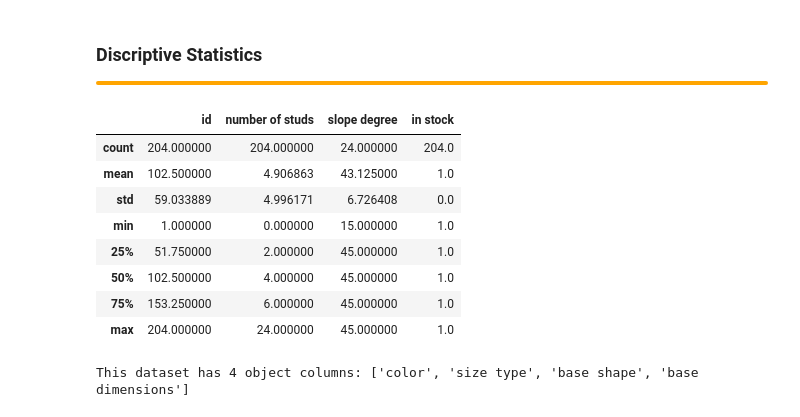
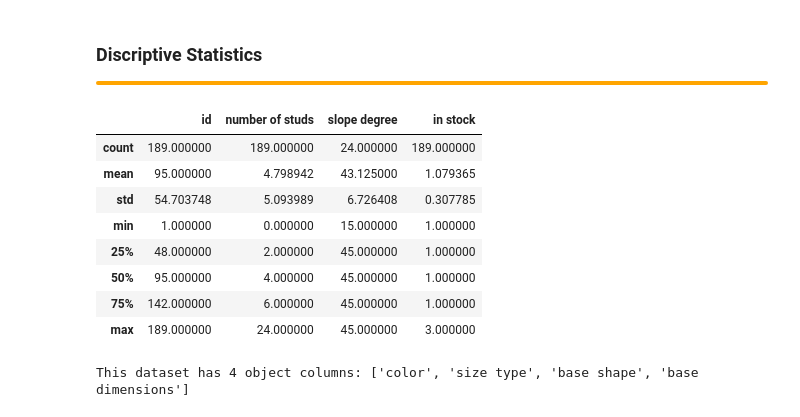
Before and after one commit to muratbek-kebtarum/ASDA_2025_Group_5_Portfolio, a Jupyter notebook: notebooks/week_03_group_5_notebook.ipynb, the cells around one changed output. Cells and saved outputs as stored; diff of their text form; code cells hidden in the pictures.

```diff
--- a/notebooks/week_03_group_5_notebook.ipynb
+++ b/notebooks/week_03_group_5_notebook.ipynb
@@ -164,0 +153,14 @@ lego_dataset.tail()
+# %%
+# removed white spaces in color column => to avoid same names but in multiple formate
+lego_dataset['color'] = (
+    lego_dataset['color']
+    .str.lower()
+    .str.replace(' ', '', regex=False)
+    .str.replace('-', '', regex=False)
+)
+# lower case
+columns = ["size type", "base shape"]
+for col in columns:
+    lego_dataset[col] = lego_dataset[col].str.lower()
+
+lego_dataset.sample(20)
@@ -164,0 +209,25 @@ lego_dataset.tail()
+# %%
+# removing duplicates
+def clean_duplicates_exclude_slope(df, id_column='id', stock_column='in stock'):
+    # Columns for grouping
+    group_cols = [col for col in df.columns if col not in [id_column, stock_column, 'slope degree']]
+
+    # Group and aggregate
+    cleaned_df = df.groupby(group_cols, as_index=False).agg({
+        id_column: 'first',
+        stock_column: 'sum',
+        'slope degree': 'first'
+    })
+
+    # Reorder columns to match original order
+    cleaned_df = cleaned_df[df.columns]
+
+    # Sort by original ID
+    cleaned_df = cleaned_df.sort_values(id_column).reset_index(drop=True)
+
+    print(f"Cleaned: {len(df)} → {len(cleaned_df)} rows, Stock: {df[stock_column].sum()} → {cleaned_df[stock_column].sum()}")
+
+    return cleaned_df
+
+# Usage
+df = clean_duplicates_exclude_slope(lego_dataset, 'id', 'in stock')
@@ -164,0 +236,3 @@ lego_dataset.tail()
+# %%
+df['id'] = range(1, len(df) + 1)
+df
@@ -225,16 +313,16 @@ memory usage: 13.3+ KB
 </div>
 # %%
 # Numeric Columns
-lego_dataset.describe()
+df.describe()
 # %% [output]
 |  | id | number of studs | slope degree | in stock |
-| count | 204.000000 | 204.000000 | 24.000000 | 204.0 |
-| mean | 102.500000 | 4.906863 | 43.125000 | 1.0 |
-| std | 59.033889 | 4.996171 | 6.726408 | 0.0 |
-| min | 1.000000 | 0.000000 | 15.000000 | 1.0 |
-| 25% | 51.750000 | 2.000000 | 45.000000 | 1.0 |
-| 50% | 102.500000 | 4.000000 | 45.000000 | 1.0 |
-| 75% | 153.250000 | 6.000000 | 45.000000 | 1.0 |
-| max | 204.000000 | 24.000000 | 45.000000 | 1.0 |
+| count | 189.000000 | 189.000000 | 24.000000 | 189.000000 |
+| mean | 95.000000 | 4.798942 | 43.125000 | 1.079365 |
+| std | 54.703748 | 5.093989 | 6.726408 | 0.307785 |
+| min | 1.000000 | 0.000000 | 15.000000 | 1.000000 |
+| 25% | 48.000000 | 2.000000 | 45.000000 | 1.000000 |
+| 50% | 95.000000 | 4.000000 | 45.000000 | 1.000000 |
+| 75% | 142.000000 | 6.000000 | 45.000000 | 1.000000 |
+| max | 189.000000 | 24.000000 | 45.000000 | 3.000000 |
 # %%
 #getting statistics on categorical/object columns
```
Also changed, not shown: parts of 20 cells of this notebook, 3 other files.
